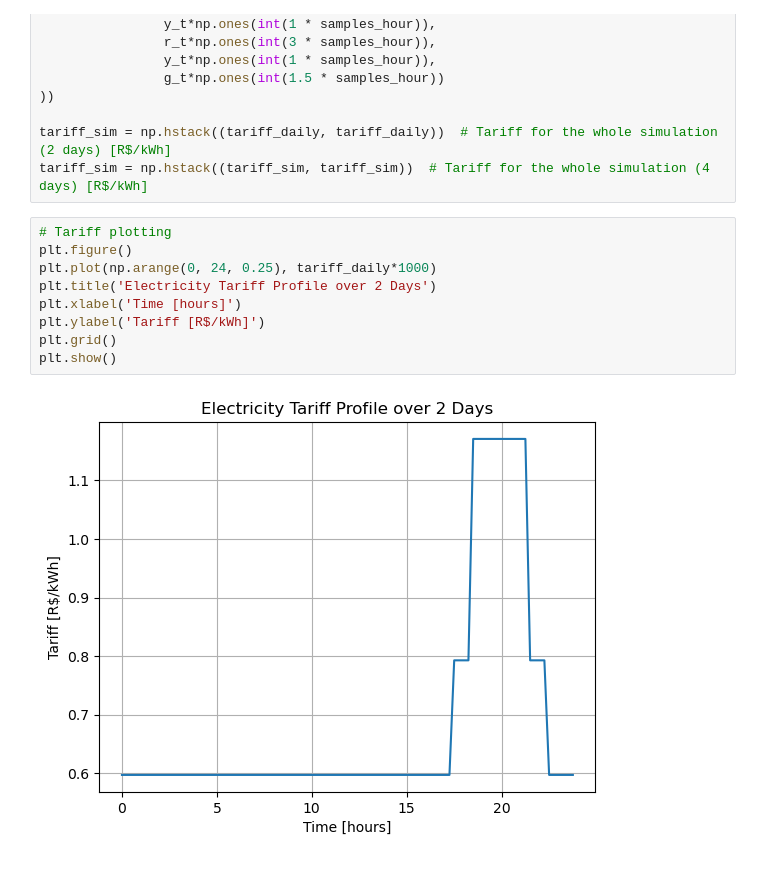
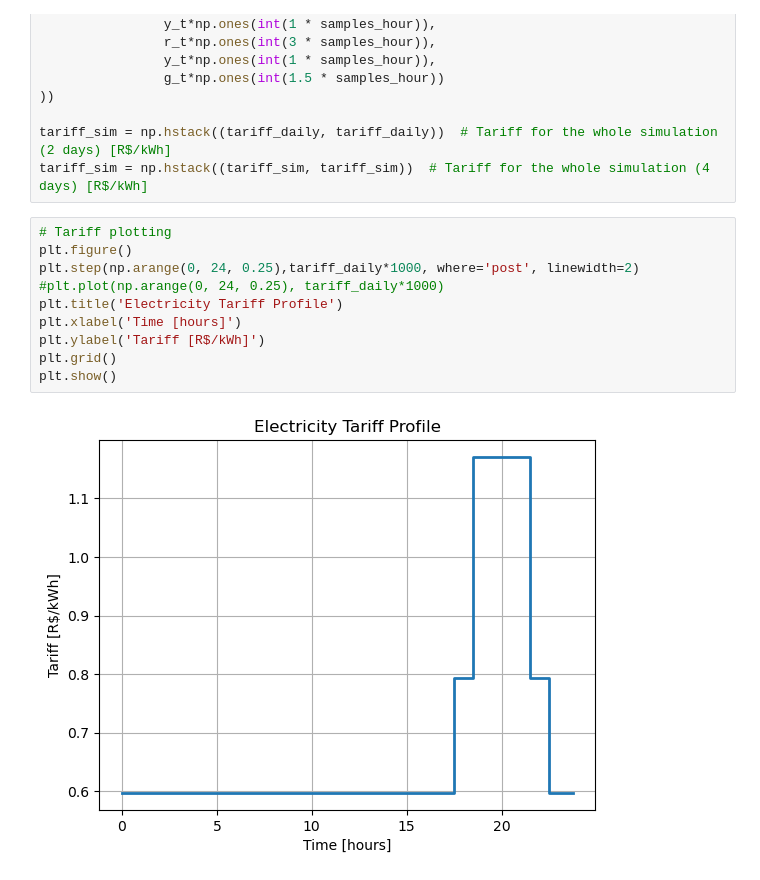
Before and after one commit to DaniloOrige/Microgrid_MPC_Simulation, a Jupyter notebook: dev/simulation.ipynb, the cells around one changed output. Cells and saved outputs as stored; diff of their text form.

```diff
--- a/dev/simulation.ipynb
+++ b/dev/simulation.ipynb
@@ -110,11 +171,12 @@ tariff_sim = np.hstack((tariff_sim, tariff_sim))  # Tariff for the whole simulat
 # %%
 # Tariff plotting
 plt.figure()
-plt.plot(np.arange(0, 24, 0.25), tariff_daily*1000)
-plt.title('Electricity Tariff Profile over 2 Days')
+plt.step(np.arange(0, 24, 0.25),tariff_daily*1000, where='post', linewidth=2)
+#plt.plot(np.arange(0, 24, 0.25), tariff_daily*1000)
+plt.title('Electricity Tariff Profile')
 plt.xlabel('Time [hours]')
 plt.ylabel('Tariff [R$/kWh]')
 plt.grid()
 plt.show()
 # %% [output]
-[figure, old version]
+[figure, new version]
```
Also changed, not shown: parts of 11 cells of this notebook, 2 other files.
